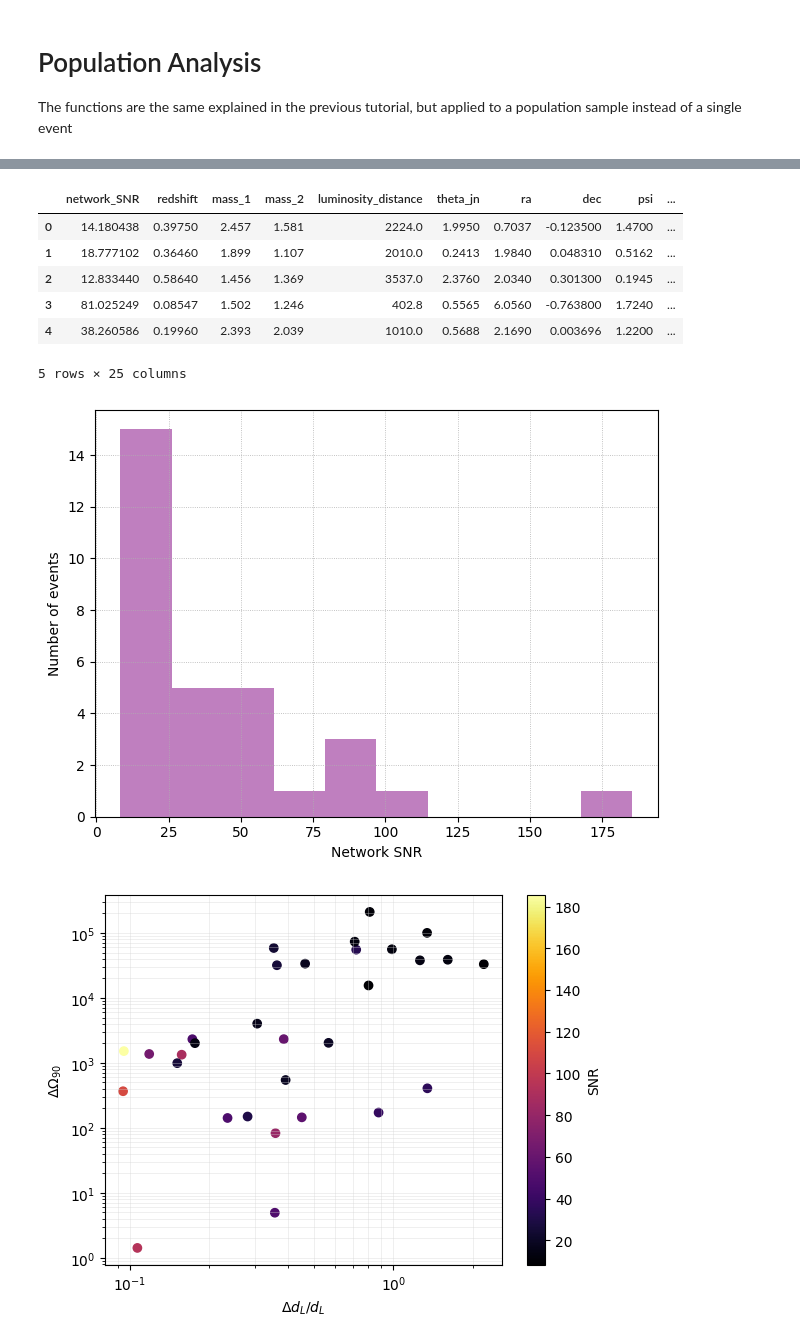
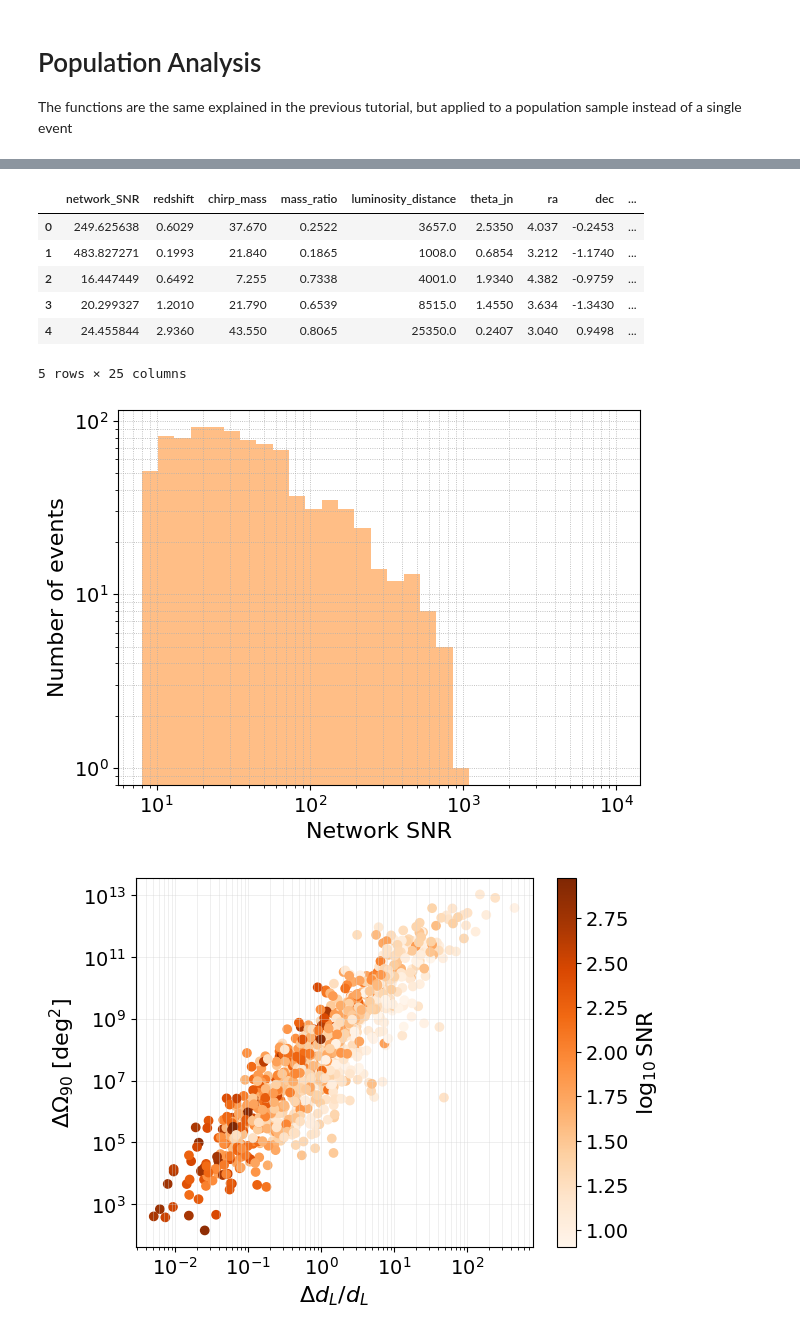
Before and after one commit to u-dupletsa/ISAPP2025, a Jupyter notebook: gw_metrics_tutorial.ipynb, the cells around one changed output, grey strips where cells are left out. Saved outputs shown, nothing was run; the diff lists cells and outputs as text; code cells hidden in the pictures.

```diff
--- a/gw_metrics_tutorial.ipynb
+++ b/gw_metrics_tutorial.ipynb
@@ -217,6 +219,17 @@ import pandas as pd
 import json
 import os
 from astropy.cosmology import Planck18
+# %%
+# plotting settings
+matplotlib.rcParams.update({
+    'font.size': 16,
+    'axes.labelsize': 16,
+    'axes.titlesize': 16,
+    'xtick.labelsize': 14,
+    'ytick.labelsize': 14,
+    'legend.fontsize': 14,
+    'figure.titlesize': 16
+})
 # %% [markdown]
 ### Single Event Analysis: GW170817-like
 # %%
@@ -700,36 +736,40 @@ gw.fishermatrix.analyze_and_save_to_txt(network = network_pop,
                                         save_path = data_folder_pop,
                                         save_matrices = False)
 # %%
-pop_errors = pd.read_csv(data_folder_pop + '/' + 'Errors_ET_BNS_POP_SNR8.txt', delimiter = ' ')
+pop_errors = pd.read_csv(data_folder_pop + '/' + 'Errors_ET_BBH_POP_SNR8.txt', delimiter = ' ')
 pop_errors.head(5)
 # %% [output]
-|  | network_SNR | redshift | mass_1 | mass_2 | luminosity_distance | theta_jn | ra | dec | psi | ... |
-| 0 | 14.180438 | 0.39750 | 2.457 | 1.581 | 2224.0 | 1.9950 | 0.7037 | -0.123500 | 1.4700 | ... |
-| 1 | 18.777102 | 0.36460 | 1.899 | 1.107 | 2010.0 | 0.2413 | 1.9840 | 0.048310 | 0.5162 | ... |
-| 2 | 12.833440 | 0.58640 | 1.456 | 1.369 | 3537.0 | 2.3760 | 2.0340 | 0.301300 | 0.1945 | ... |
-| 3 | 81.025249 | 0.08547 | 1.502 | 1.246 | 402.8 | 0.5565 | 6.0560 | -0.763800 | 1.7240 | ... |
-| 4 | 38.260586 | 0.19960 | 2.393 | 2.039 | 1010.0 | 0.5688 | 2.1690 | 0.003696 | 1.2200 | ... |
+|  | network_SNR | redshift | chirp_mass | mass_ratio | luminosity_distance | theta_jn | ra | dec | ... |
+| 0 | 249.625638 | 0.6029 | 37.670 | 0.2522 | 3657.0 | 2.5350 | 4.037 | -0.2453 | ... |
+| 1 | 483.827271 | 0.1993 | 21.840 | 0.1865 | 1008.0 | 0.6854 | 3.212 | -1.1740 | ... |
+| 2 | 16.447449 | 0.6492 | 7.255 | 0.7338 | 4001.0 | 1.9340 | 4.382 | -0.9759 | ... |
+| 3 | 20.299327 | 1.2010 | 21.790 | 0.6539 | 8515.0 | 1.4550 | 3.634 | -1.3430 | ... |
+| 4 | 24.455844 | 2.9360 | 43.550 | 0.8065 | 25350.0 | 0.2407 | 3.040 | 0.9498 | ... |
 5 rows × 25 columns
 # %%
-plt.hist(pop_errors['network_SNR'], bins = 10, color = 'purple', alpha = 0.5, linewidth = 2)
+plt.hist(pop_errors['network_SNR'], bins = np.logspace(np.log10(8), 4, 30), color = 'tab:orange', alpha = 0.5, linewidth = 2)
 plt.xlabel('Network SNR')
 plt.ylabel('Number of events')
+plt.xscale('log')
+plt.yscale('log')
 plt.grid(linestyle='dotted', linewidth='0.6', which='both')
 plt.tight_layout()
 plt.show()
 # %% [output]
-[figure, old version]
+[figure, new version]
 # %%
 percentile_pop = 90
-sky_loc_90cl_pop = pop_errors['err_sky_location'] * gw.fishermatrix.sky_localization_percentile_factor(percentile_pop)
+from_sr_to_deg2 = 180. / np.pi * 180. / np.pi # conversion factor from steradians to square degrees
+
+sky_loc_90cl_pop = from_sr_to_deg2 * pop_errors['err_sky_location'] * gw.fishermatrix.sky_localization_percentile_factor(percentile_pop)
 sc = plt.scatter(pop_errors['err_luminosity_distance'] / pop_errors['luminosity_distance'],
-                 sky_loc_90cl_pop, c = pop_errors['network_SNR'], cmap = 'inferno')
+                 sky_loc_90cl_pop, c = np.log10(pop_errors['network_SNR']), cmap = 'Oranges')
 plt.xscale('log')
 plt.yscale('log')
 plt.xlabel('$\Delta d_L/d_L$')
-plt.ylabel('$\Delta \Omega_{%s}$' %int(percentile))
-plt.colorbar(sc, label = 'SNR')
+plt.ylabel('$\Delta \Omega_{%s}$ [deg$^2$]' %int(percentile))
+plt.colorbar(sc, label = '$\log_{10}$SNR')
 plt.grid(which = 'both', color = 'lightgray', alpha = 0.5, linewidth = 0.5)
 plt.show()
 # %% [output]
-[figure, old version]
+[figure, new version]
```
Also changed, not shown: parts of 15 cells of this notebook.
